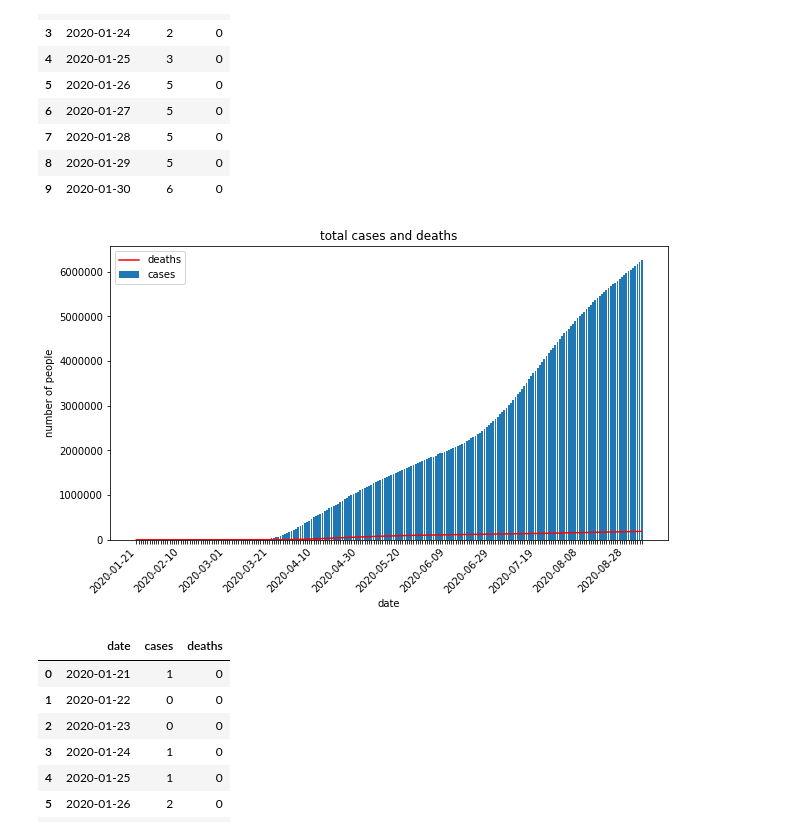
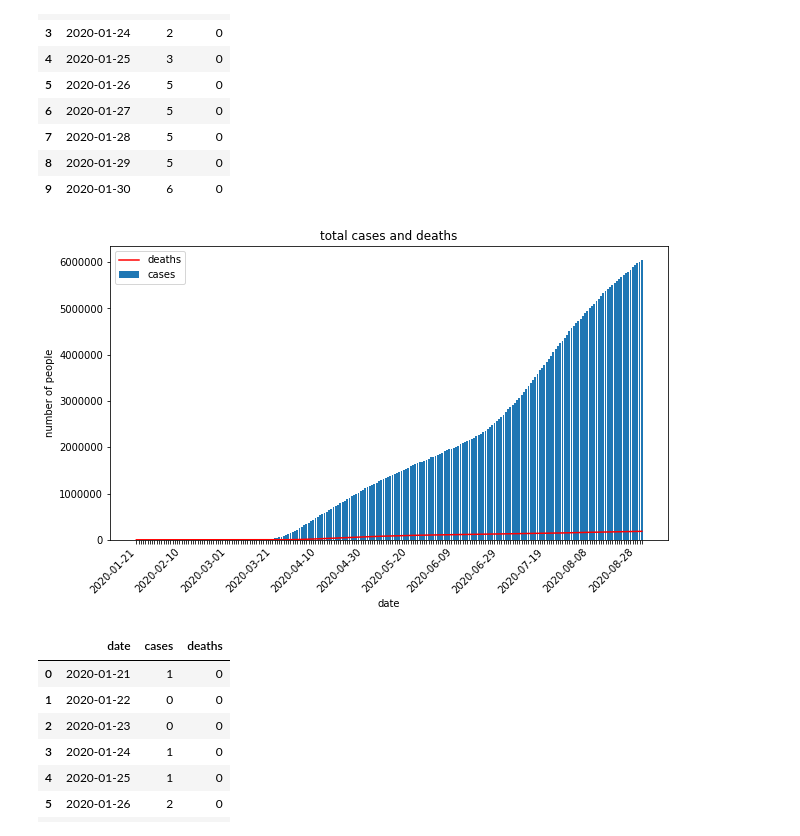
Before and after one commit to trainsn/CSE_5544, a Jupyter notebook: lab1/lab1_covid_analysis.ipynb, the cells around one changed output. Saved outputs shown, nothing was run; the diff lists cells and outputs as text; code cells hidden in the pictures.

```diff
--- a/lab1/lab1_covid_analysis.ipynb
+++ b/lab1/lab1_covid_analysis.ipynb
@@ -19,34 +19,36 @@ total.head(10)
 | 8 | 2020-01-29 | 5 | 0 |
 | 9 | 2020-01-30 | 6 | 0 |
 # %%
+total = total.iloc[:224, :]
+
 fig = plt.figure(figsize = (10,6))
 plt.bar(total.date,
          total.cases,
          label = 'cases'
         )
 plt.plot(total.date,
         total.deaths,
         linestyle = '-',
         color='red',
         label = 'deaths'
         )
 
 ax = plt.gca()
 for label in ax.get_xticklabels():
     label.set_visible(False)
 for label in ax.get_xticklabels()[::20]:
     label.set_visible(True)
 
 plt.title('total cases and deaths')
 plt.xlabel('date')
 plt.ylabel('number of people')
 
 fig.autofmt_xdate(rotation = 45)
 
 plt.legend()
 plt.show()
 # %% [output]
-[figure, old version]
+[figure, new version]
 # %%
 new_increase = pd.DataFrame()
 
```
Also changed, not shown: parts of 7 cells of this notebook.
